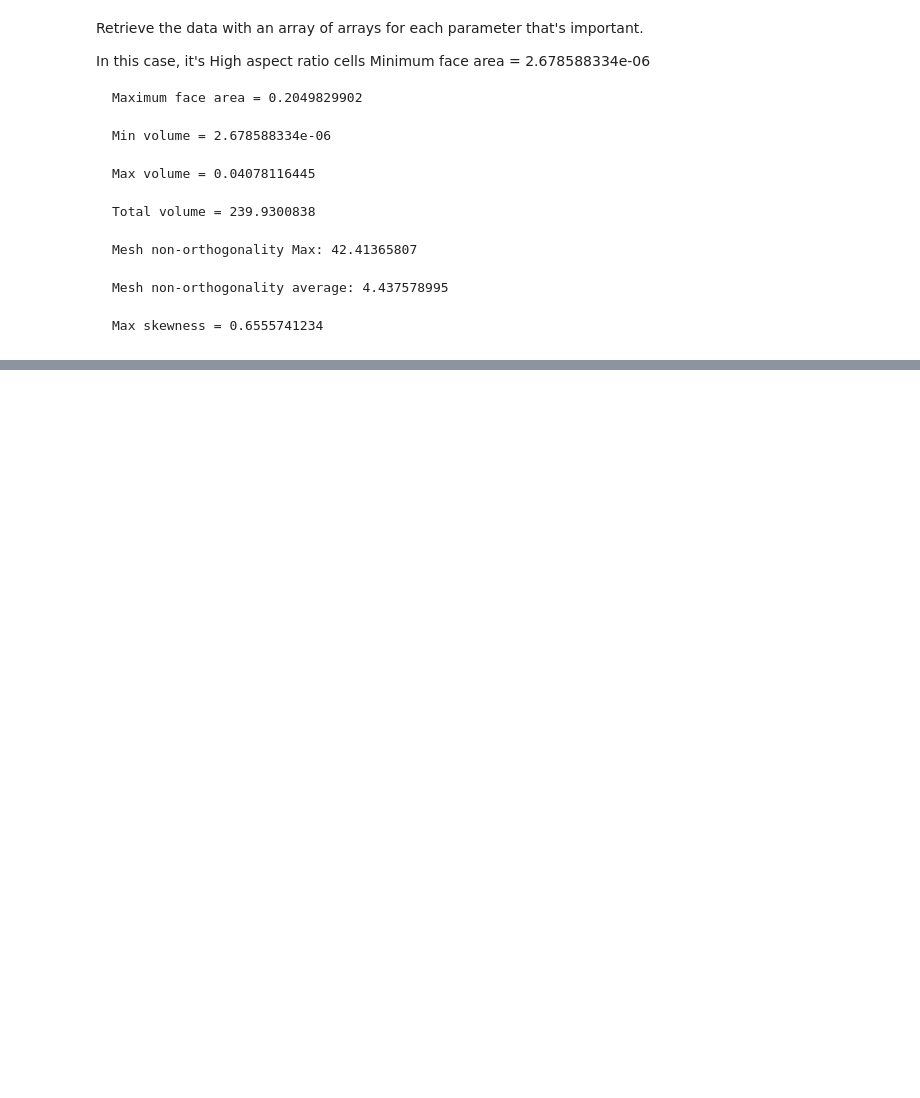
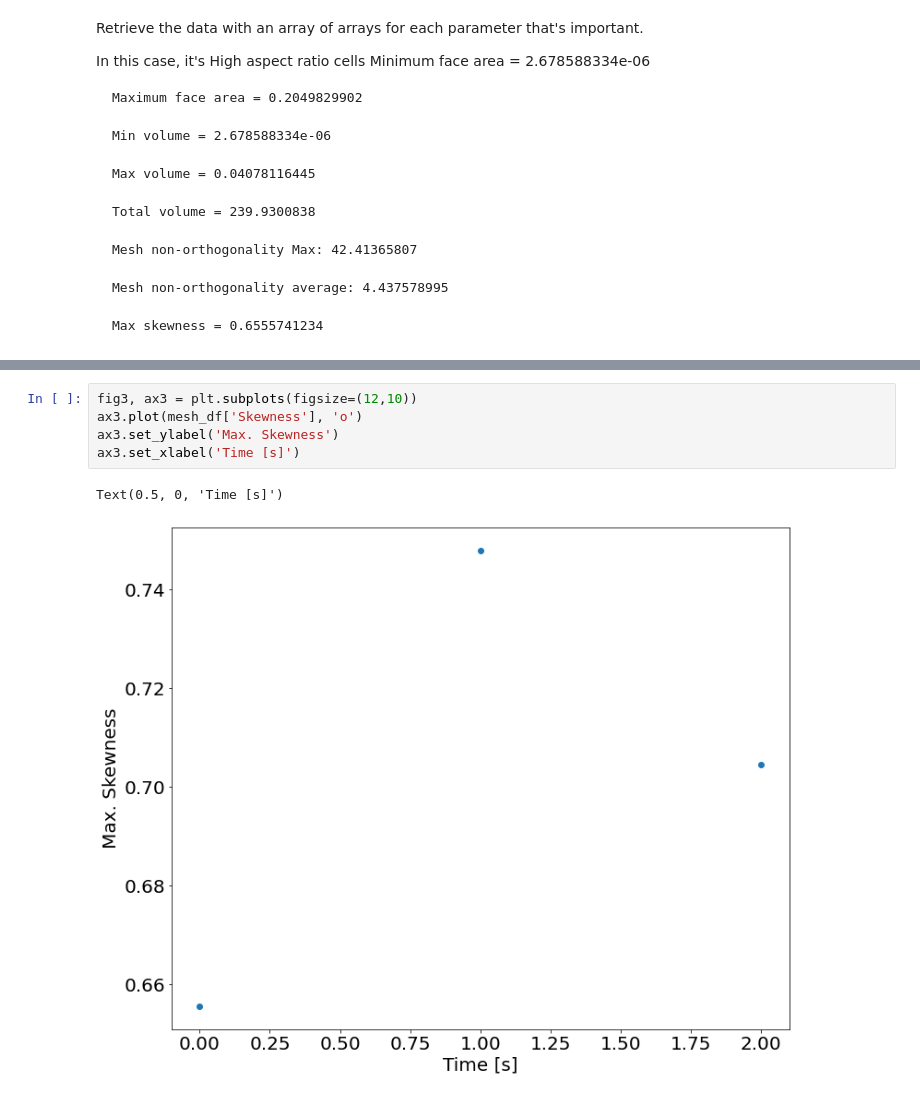
Before and after one commit to michaelcoe/Ika-Flow, a Jupyter notebook: OpenFOAM/postProcessing/dynamicMeshProcess.ipynb, the cells around one changed output, grey strips where cells are left out. Cells and saved outputs as stored; diff of their text form; blank space fills up the shorter version.

```diff
--- a/OpenFOAM/postProcessing/dynamicMeshProcess.ipynb
+++ b/OpenFOAM/postProcessing/dynamicMeshProcess.ipynb
@@ -77,0 +106,8 @@ mesh_df = pd.DataFrame(data)
+# %%
+fig3, ax3 = plt.subplots(figsize=(12,10))
+ax3.plot(mesh_df['Skewness'], 'o')
+ax3.set_ylabel('Max. Skewness')
+ax3.set_xlabel('Time [s]')
+# %% [output]
+Text(0.5, 0, 'Time [s]')
+[figure, added]
```
Also changed, not shown: parts of 6 cells of this notebook.
